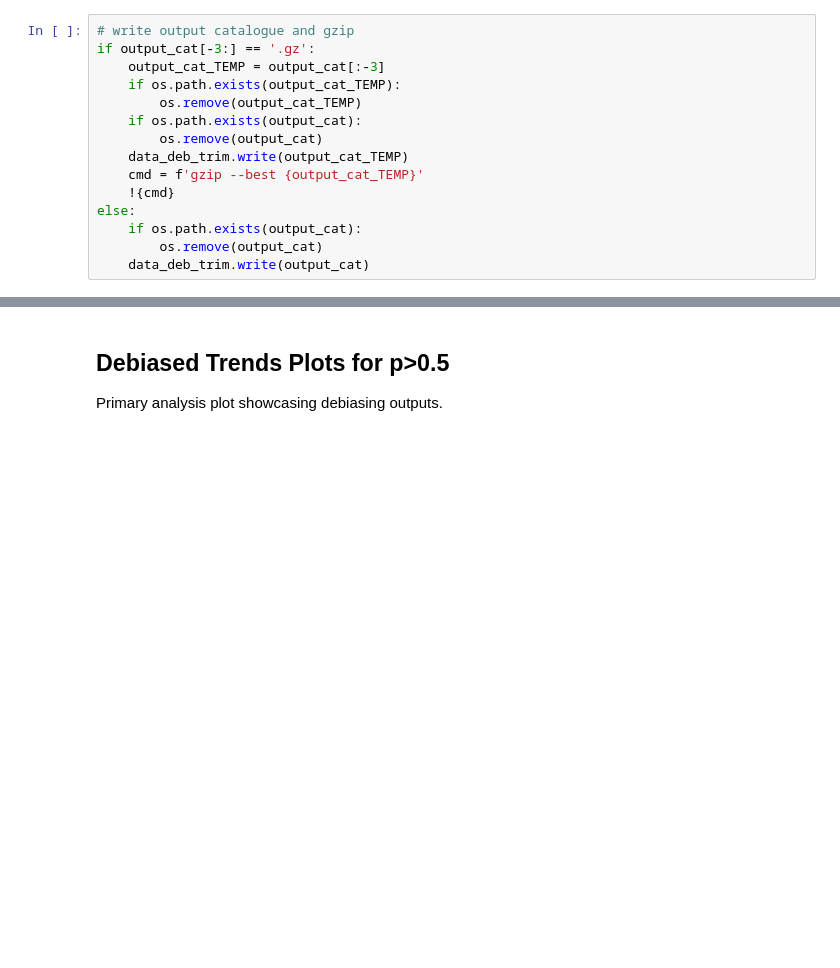
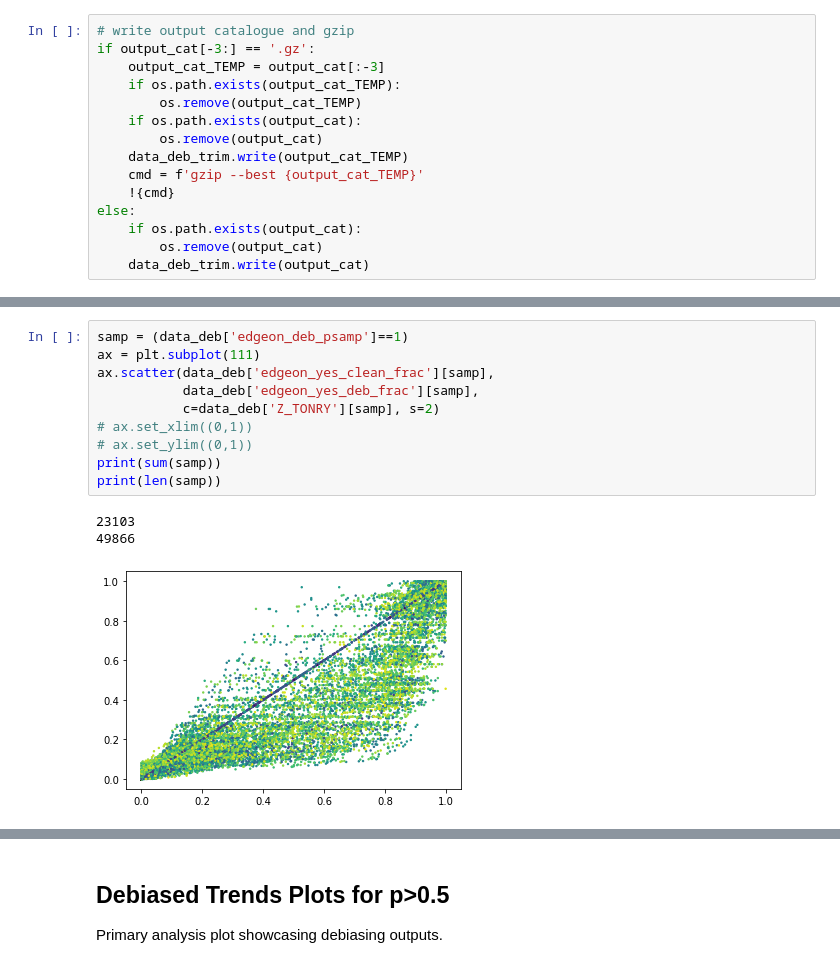
Before and after one commit to leeskelvin/gamakidsgz, a Jupyter notebook: outputs/debiasing/debiasing_new.ipynb, the cells around one changed output, grey strips where cells are left out. Drawn from its saved outputs; the diff is of its cells as text; blank space fills up the shorter version.

```diff
--- a/outputs/debiasing/debiasing_new.ipynb
+++ b/outputs/debiasing/debiasing_new.ipynb
@@ -1540,0 +1557,14 @@ print(len(samp))
+# %%
+samp = (data_deb['edgeon_deb_psamp']==1)
+ax = plt.subplot(111)
+ax.scatter(data_deb['edgeon_yes_clean_frac'][samp],
+           data_deb['edgeon_yes_deb_frac'][samp],
+           c=data_deb['Z_TONRY'][samp], s=2)
+# ax.set_xlim((0,1))
+# ax.set_ylim((0,1))
+print(sum(samp))
+print(len(samp))
+# %% [output]
+23103
+49866
+[figure, added]
```
Also changed, not shown: parts of 17 cells of this notebook.
